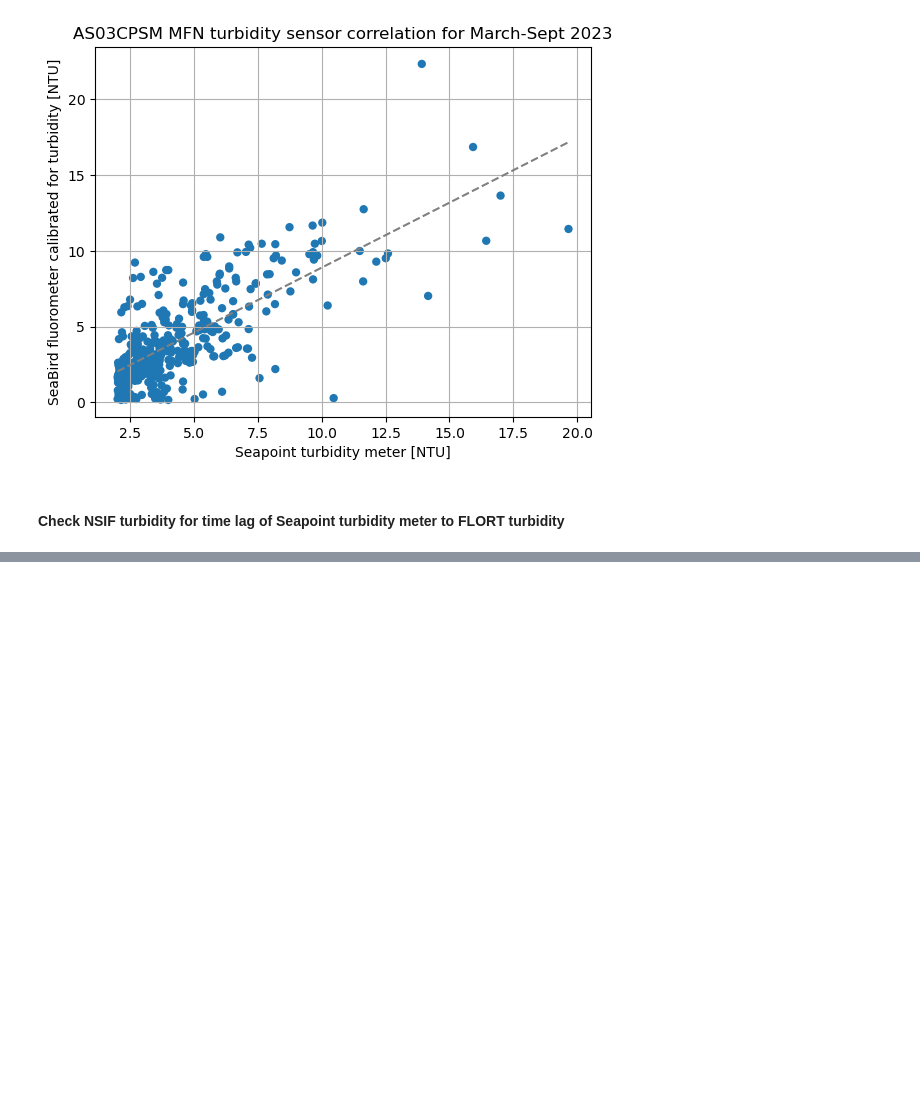
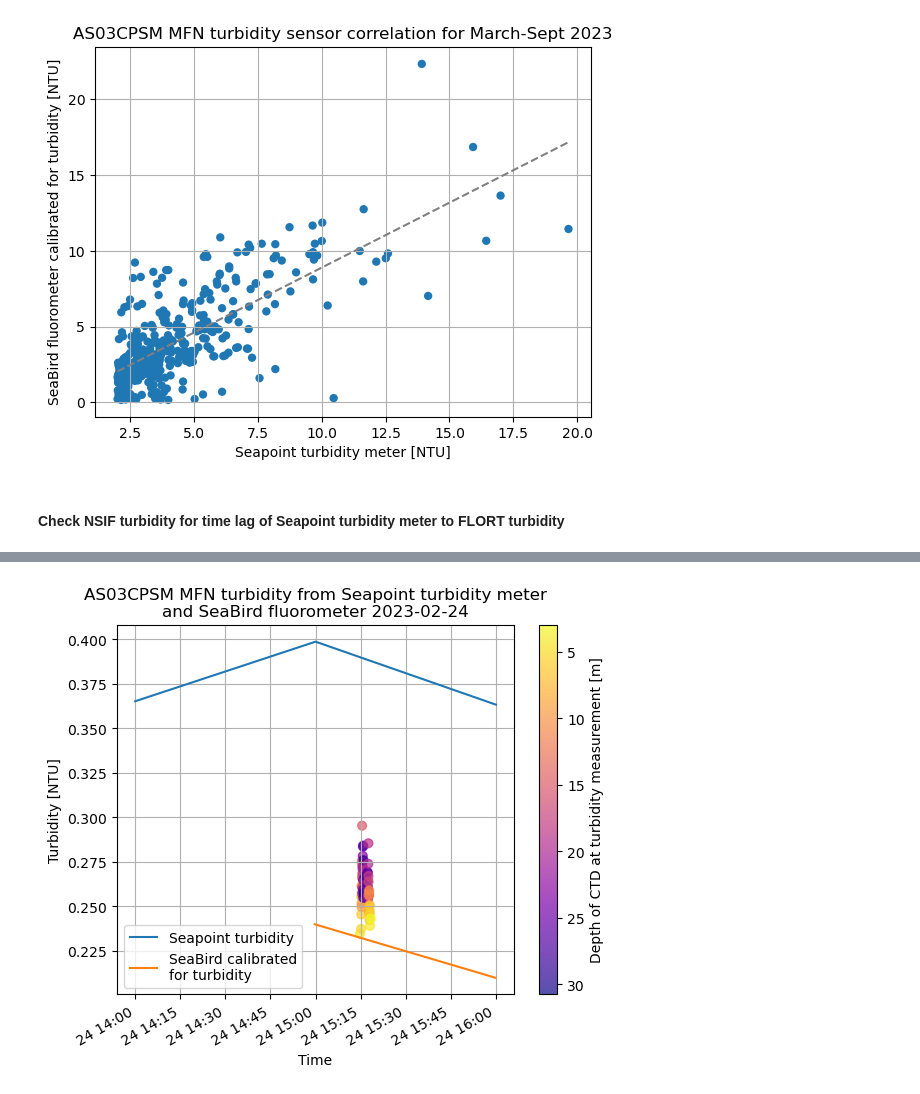
Before and after one commit to cooleyky/AST3, a Jupyter notebook: turbidity.ipynb, the cells around one changed output, grey strips where cells are left out. Drawn from its saved outputs; the diff is of its cells as text; code cells hidden in the pictures; blank space fills up the shorter version.

```diff
--- a/turbidity.ipynb
+++ b/turbidity.ipynb
@@ -857,0 +950,21 @@ fig, ax = scatter_linreg(turbd2_events, flort2_events, "AS03CPSM MFN turbidity s
+# %%
+# Add scatter points of turbidity over short timeseries from MFN
+turbd2_cruise = turbd2_mfn.sel(Time=slice("2023-02-24T14:00:00", "2023-02-24T16:30:00"))
+flort2_cruise = flort2_resample.sel(time=slice("2023-02-24T14:00:00", "2023-02-24T16:30:00"))
+# %%
+# Plot close-up of March 2023 with both TURBD1 and FLORT1 (burst median)
+fig, axs = plt.subplots(nrows=1, ncols=1, sharex=True)
+turbd2_cruise.plot.line(ax=axs, label="Seapoint turbidity")
+flort2_cruise.plot.line(ax=axs, label="SeaBird calibrated\nfor turbidity")
+cast_scatt = plt.scatter(cast2["time"], cast2["turbidity"], c=cast2["depth"], cmap=cm._colormaps["plasma_r"], edgecolors="face", s=40, alpha=0.7)
+axs.grid()
+axs.set_ylabel('Turbidity [NTU]')
+axs.set_xlabel('Time')
+cbar = plt.colorbar(label="Depth of CTD at turbidity measurement [m]")
+cbar.ax.invert_yaxis()
+plt.legend()
+axs.set_title(f'AS03CPSM MFN turbidity from Seapoint turbidity meter\nand SeaBird fluorometer {turbd2_cruise["Time"][0].values:.10}')
+# plt.savefig('figures/AS03CPSM_TURBD1_FLORT1_Mar2023_timeseries_{today}.png'.format(today=date.today().strftime('%Y%m%d')))
+plt.show()
+# %% [output]
+[figure, added]
```
Also changed, not shown: parts of 9 cells of this notebook.
